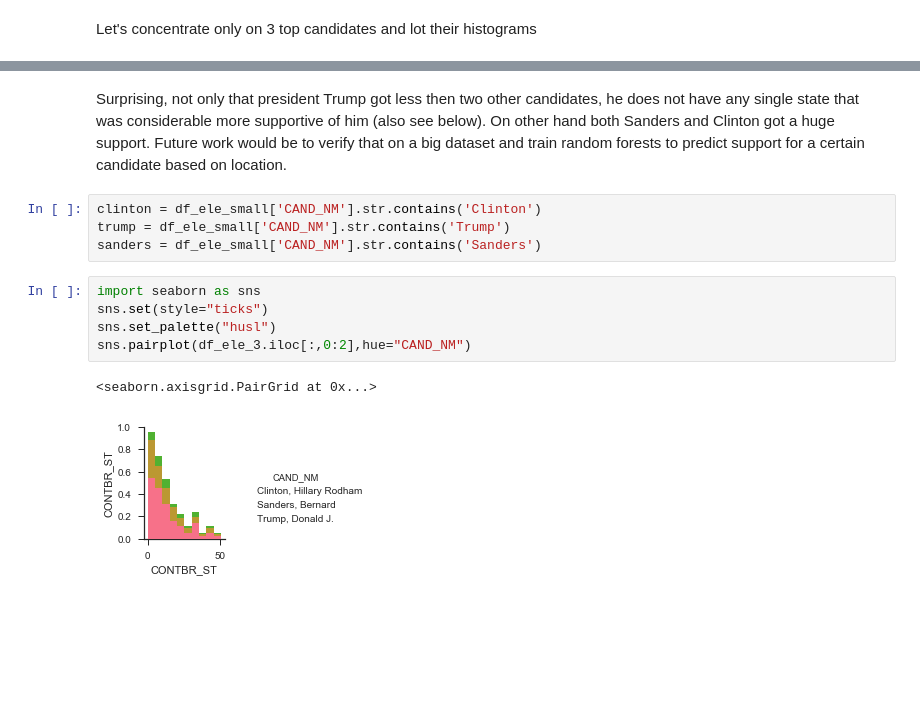
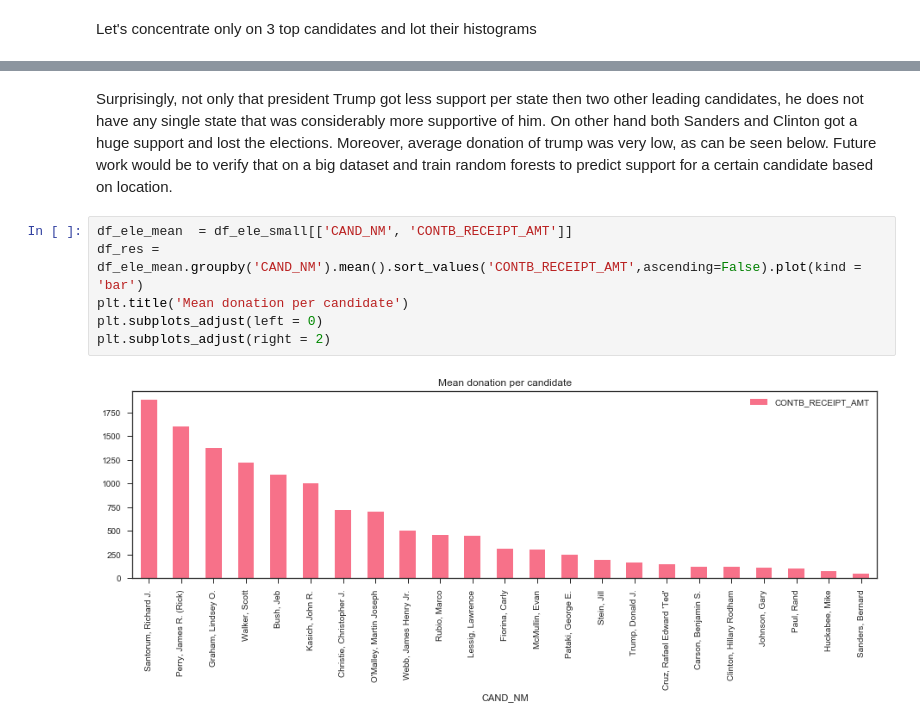
Before and after one commit to zontakm/incubator_challenge, a Jupyter notebook: Election - sampled.ipynb, the cells around one changed output, grey strips where cells are left out. Drawn from its saved outputs; the diff is of its cells as text; blank space fills up the shorter version.

```diff
--- a/Election - sampled.ipynb
+++ b/Election - sampled.ipynb
@@ -94,14 +94,10 @@ plot_hist_per_cand('Sanders')
 # %% [markdown]
-Surprising, not only that president Trump got less then two other candidates, he does not have any single state that was considerable more supportive of him (also see below). On other hand both Sanders and Clinton got a huge support. Future work would be to verify that on a big dataset and train random forests to predict support for a certain candidate based on location.
+Surprisingly, not only that president Trump got less support per state then two other leading candidates, he does not have any single state that was considerably more supportive of him. On other hand both Sanders and Clinton got a huge support and lost the elections. Moreover, average donation of trump was very low, as can be seen below. Future work would be to verify that on a big dataset and train random forests to predict support for a certain candidate based on location.
-# %%
-clinton = df_ele_small['CAND_NM'].str.contains('Clinton')
-trump = df_ele_small['CAND_NM'].str.contains('Trump')
-sanders = df_ele_small['CAND_NM'].str.contains('Sanders')
-# %%
-import seaborn as sns
-sns.set(style="ticks")
-sns.set_palette("husl")
-sns.pairplot(df_ele_3.iloc[:,0:2],hue="CAND_NM")
-# %% [output]
-<seaborn.axisgrid.PairGrid at 0x...>
-[figure, removed]
+# %%
+df_ele_mean  = df_ele_small[['CAND_NM', 'CONTB_RECEIPT_AMT']]
+df_res = df_ele_mean.groupby('CAND_NM').mean().sort_values('CONTB_RECEIPT_AMT',ascending=False).plot(kind = 'bar')
+plt.title('Mean donation per candidate')
+plt.subplots_adjust(left = 0)
+plt.subplots_adjust(right = 2)
+# %% [output]
+[figure, added]
```
Also changed, not shown: parts of 3 cells of this notebook.
